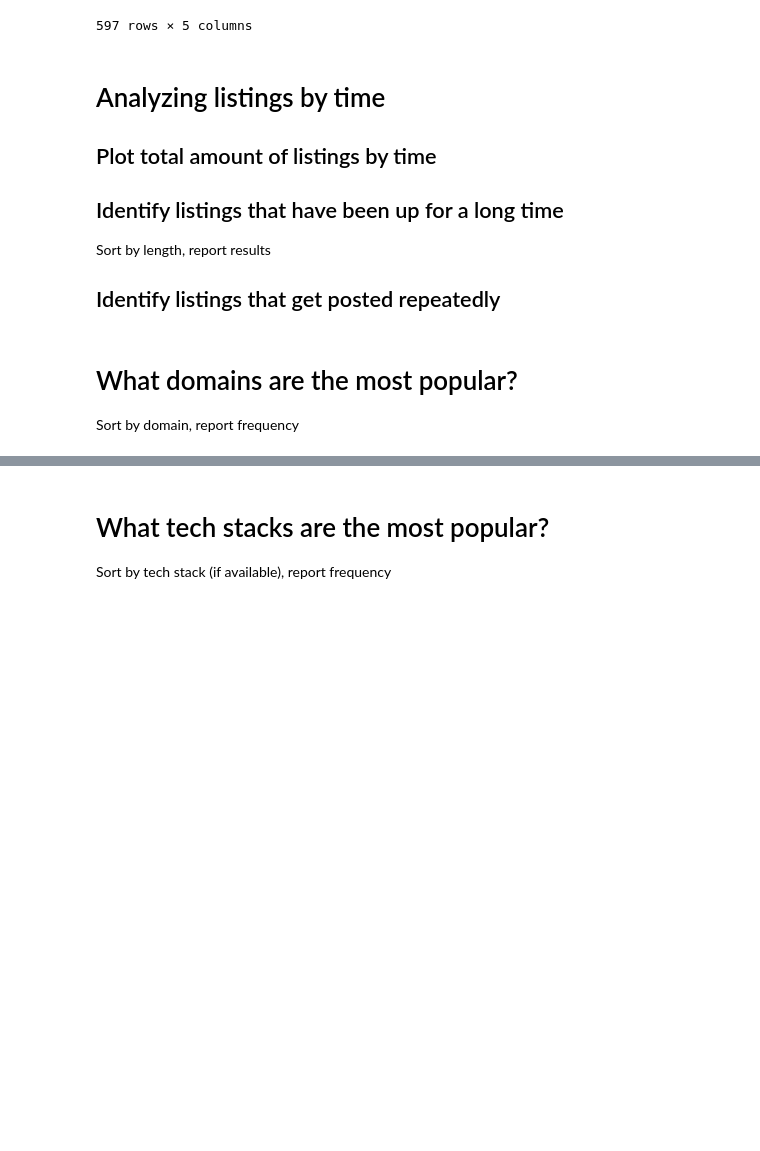
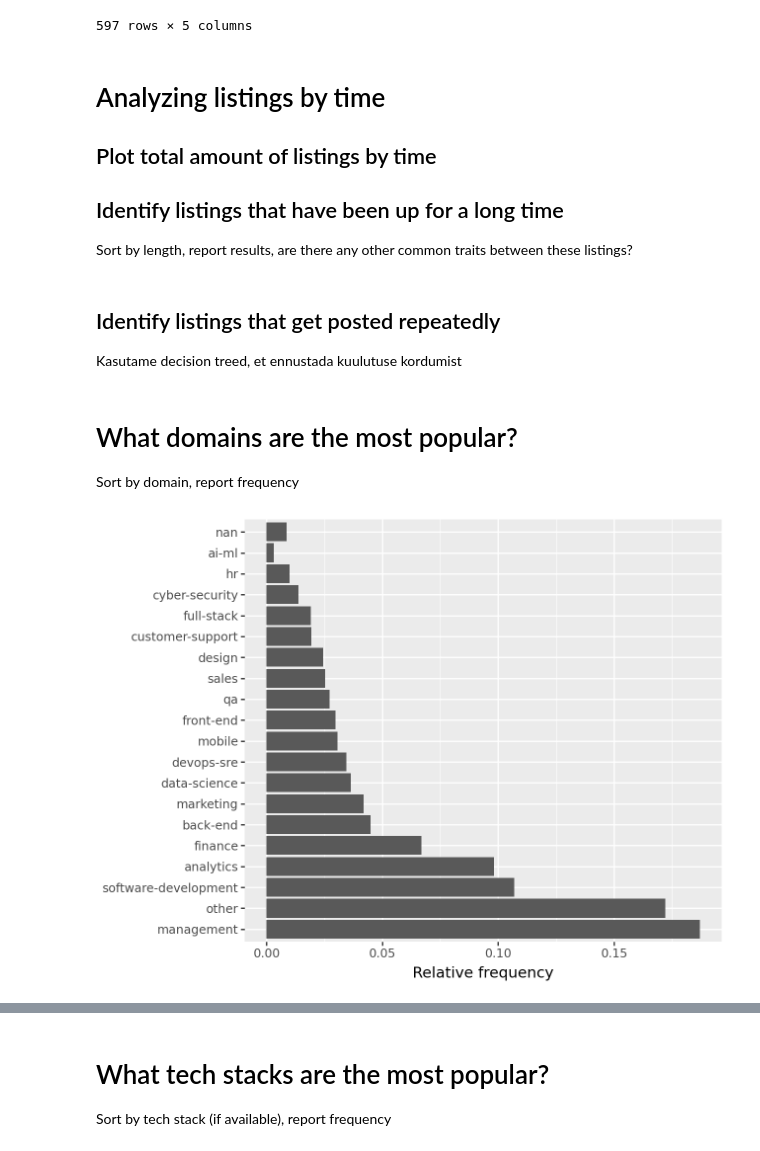
Before and after one commit to m2ger2020/listings, a Jupyter notebook: projekt.ipynb, the cells around one changed output, grey strips where cells are left out. Cells and saved outputs as stored; diff of their text form; code cells hidden in the pictures; blank space fills up the shorter version.

```diff
--- a/projekt.ipynb
+++ b/projekt.ipynb
@@ -187,7 +192,9 @@ def chek_links(data, data2):
 ## Plot total amount of listings by time
 
 ## Identify listings that have been up for a long time
-Sort by length, report results
-## Identify listings that get posted repeatedly
+Sort by length, report results, are there any other common traits between these listings?
+# %% [markdown]
+## Identify listings that get posted repeatedly
+Kasutame decision treed, et ennustada kuulutuse kordumist
 # %% [markdown]
 # What domains are the most popular?
@@ -194 +202,15 @@ Sort by length, report results
 Sort by domain, report frequency
+# %%
+domains_sorted=data['domain'].value_counts().index.tolist()
+domain_cat=pd.Categorical(data['domain'], categories=domains_sorted)
+
+( p9.ggplot(
+    data=data,
+    mapping=p9.aes(x='domain_cat',y=p9.after_stat('count / np.sum(count)'))
+)
++ p9.geom_bar()
++ p9.labs(x='',y='Relative frequency')
++ p9.coord_flip()
+)
+# %% [output]
+[figure, added]
```
Also changed, not shown: parts of 12 cells of this notebook.
